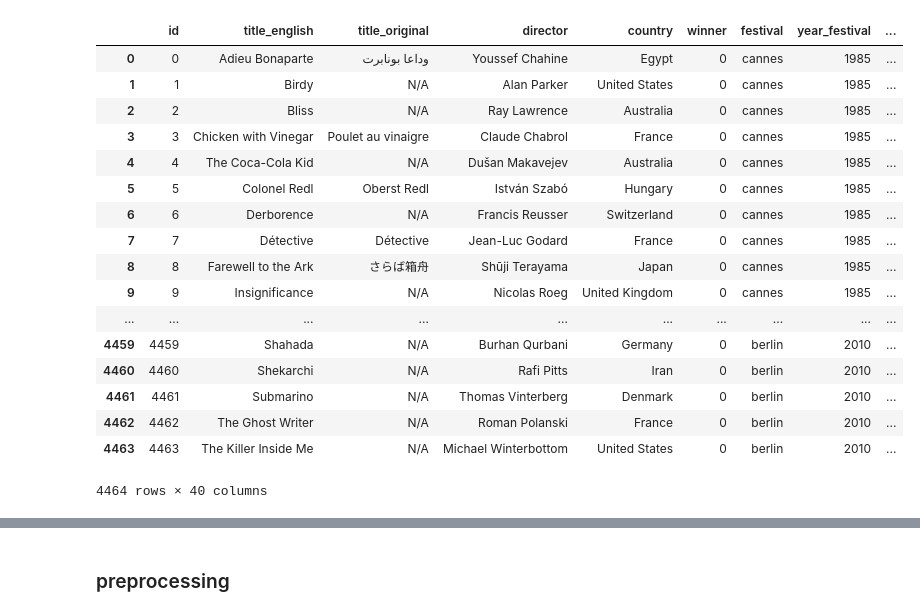
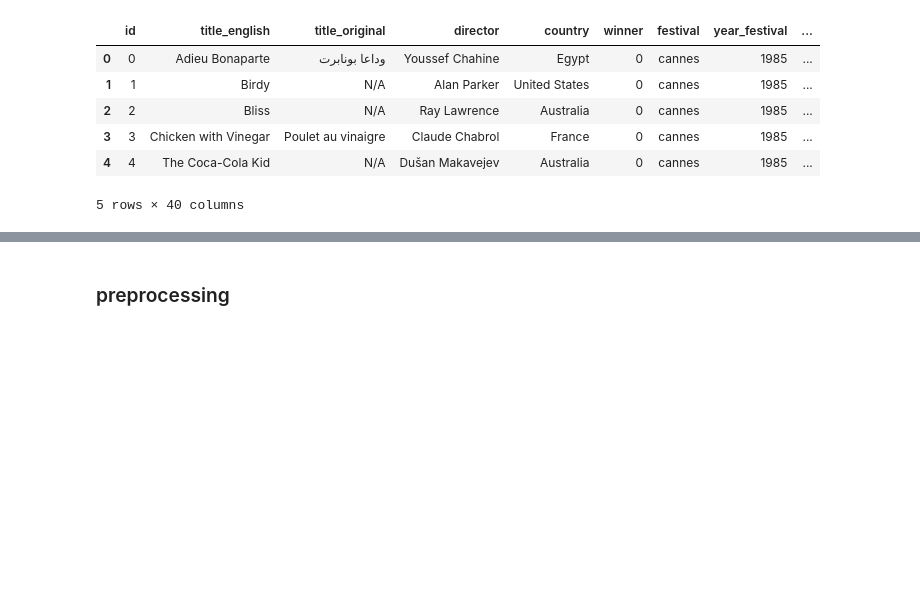
Before and after one commit to cynthia-d-yue/thesis, a Jupyter notebook: topic_modeling.ipynb, the cells around one changed output, grey strips where cells are left out. Cells and saved outputs as stored; diff of their text form; code cells hidden in the pictures; blank space fills up the shorter version.

```diff
--- a/topic_modeling.ipynb
+++ b/topic_modeling.ipynb
@@ -50,24 +29,13 @@ df_film
 # %%
 df = df_festival.merge(df_film, on=['id'], how='inner')
-df
+df.head()
 # %% [output]
 |  | id | title_english | title_original | director | country | winner | festival | year_festival | ... |
 | 0 | 0 | Adieu Bonaparte | وداعا بونابرت | Youssef Chahine | Egypt | 0 | cannes | 1985 | ... |
 | 1 | 1 | Birdy | N/A | Alan Parker | United States | 0 | cannes | 1985 | ... |
 | 2 | 2 | Bliss | N/A | Ray Lawrence | Australia | 0 | cannes | 1985 | ... |
 | 3 | 3 | Chicken with Vinegar | Poulet au vinaigre | Claude Chabrol | France | 0 | cannes | 1985 | ... |
 | 4 | 4 | The Coca-Cola Kid | N/A | Dušan Makavejev | Australia | 0 | cannes | 1985 | ... |
-| 5 | 5 | Colonel Redl | Oberst Redl | István Szabó | Hungary | 0 | cannes | 1985 | ... |
-| 6 | 6 | Derborence | N/A | Francis Reusser | Switzerland | 0 | cannes | 1985 | ... |
-| 7 | 7 | Détective | Détective | Jean-Luc Godard | France | 0 | cannes | 1985 | ... |
-| 8 | 8 | Farewell to the Ark | さらば箱舟 | Shūji Terayama | Japan | 0 | cannes | 1985 | ... |
-| 9 | 9 | Insignificance | N/A | Nicolas Roeg | United Kingdom | 0 | cannes | 1985 | ... |
-| ... | ... | ... | ... | ... | ... | ... | ... | ... | ... |
-| 4459 | 4459 | Shahada | N/A | Burhan Qurbani | Germany | 0 | berlin | 2010 | ... |
-| 4460 | 4460 | Shekarchi | N/A | Rafi Pitts | Iran | 0 | berlin | 2010 | ... |
-| 4461 | 4461 | Submarino | N/A | Thomas Vinterberg | Denmark | 0 | berlin | 2010 | ... |
-| 4462 | 4462 | The Ghost Writer | N/A | Roman Polanski | France | 0 | berlin | 2010 | ... |
-| 4463 | 4463 | The Killer Inside Me | N/A | Michael Winterbottom | United States | 0 | berlin | 2010 | ... |
-4464 rows × 40 columns
+5 rows × 40 columns
 # %%
 df = df[~df['Plot'].isin(['', 'N/A'])].reset_index(drop=True)
```
Also changed, not shown: parts of 11 cells of this notebook.
